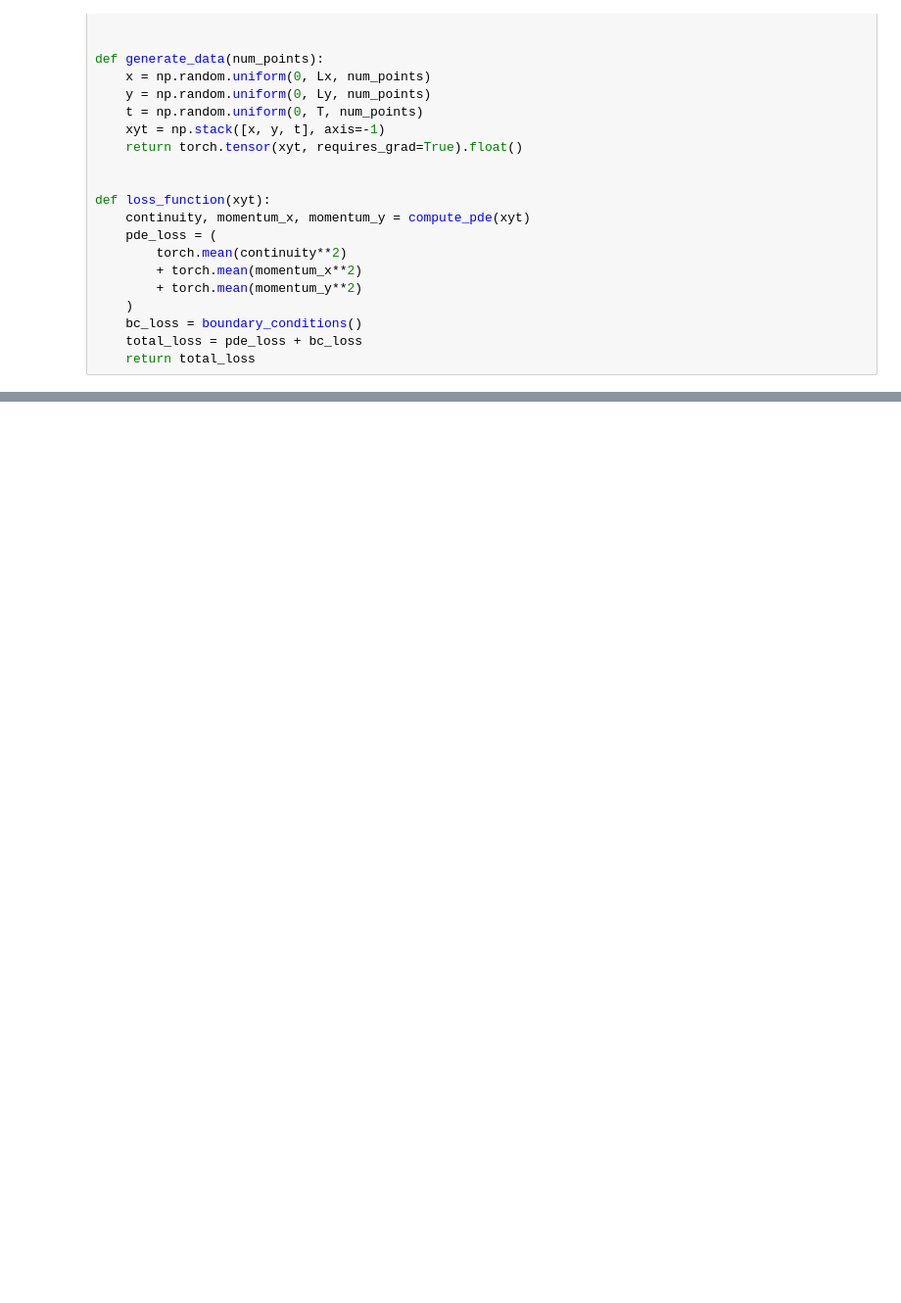
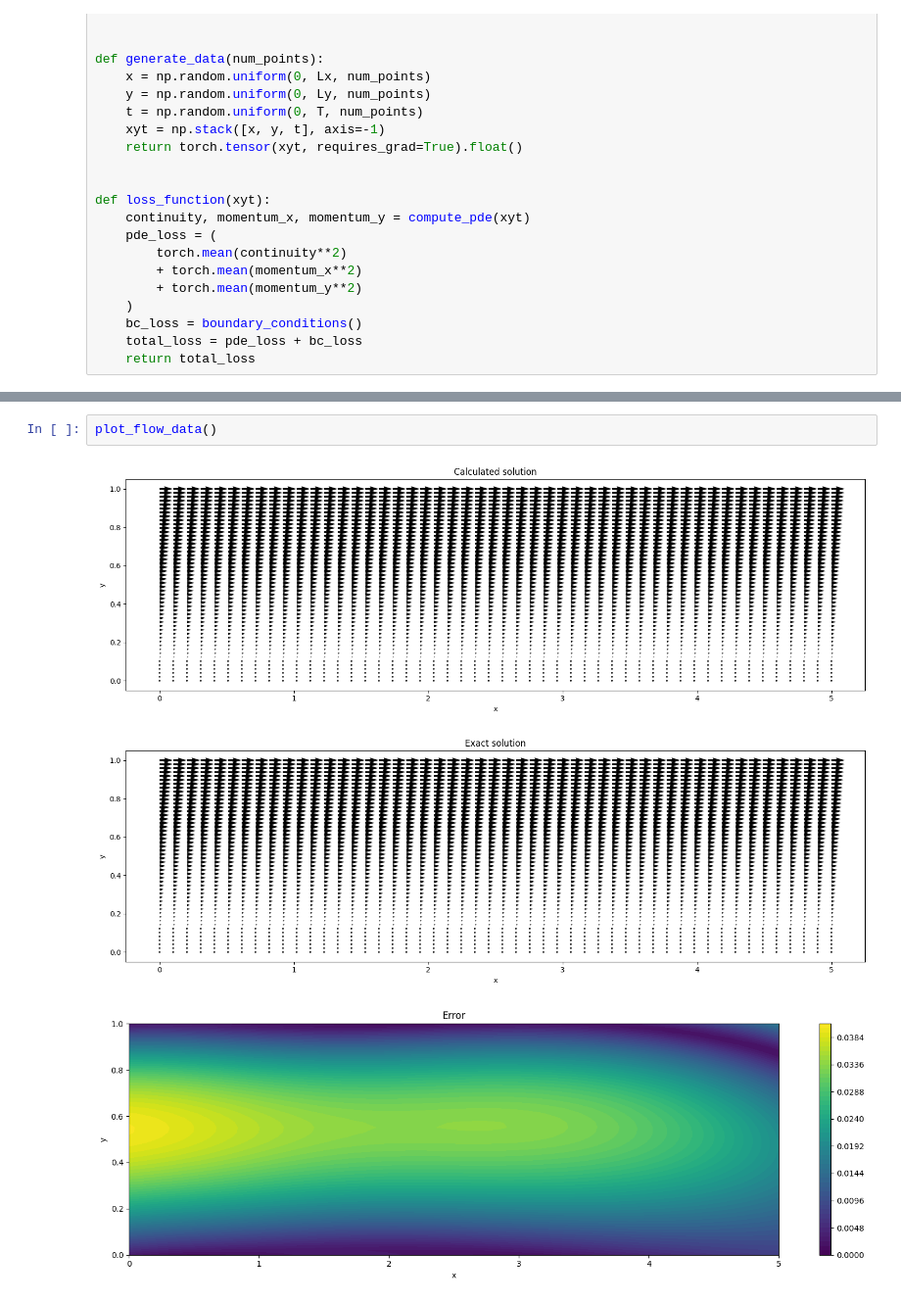
Before and after one commit to Ygrik2003/diploma, a Jupyter notebook: 00_couette_flow.ipynb, the cells around one changed output, grey strips where cells are left out. Shown at 98% size. Saved outputs shown, nothing was run; the diff lists cells and outputs as text; blank space fills up the shorter version.

```diff
--- a/00_couette_flow.ipynb
+++ b/00_couette_flow.ipynb
@@ -245,0 +259,6 @@ plt.show()
+# %%
+plot_flow_data()
+# %% [output]
+[figure, added]
+[figure, added]
+[figure, added]
```
Also changed, not shown: parts of 6 cells of this notebook, 1 other file.
